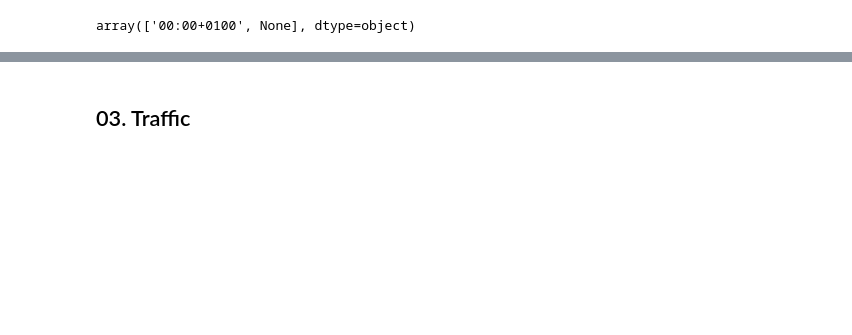
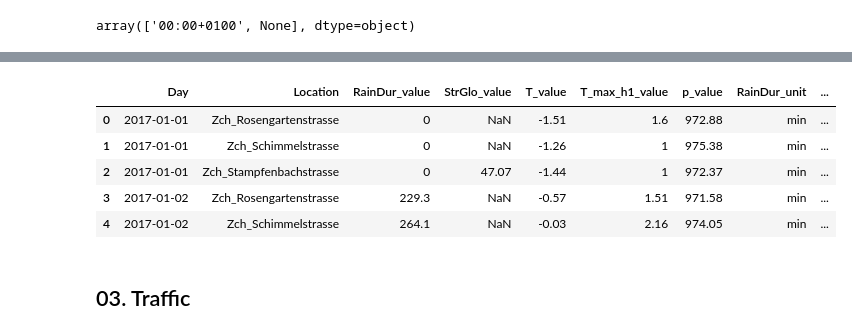
Before and after one commit to JitkaRantanen/AS2025_CO2-GroupProject, a Jupyter notebook: test_Jitka.ipynb, the cells around one changed output, grey strips where cells are left out. Saved outputs shown, nothing was run; the diff lists cells and outputs as text; code cells hidden in the pictures; blank space fills up the shorter version.

```diff
--- a/test_Jitka.ipynb
+++ b/test_Jitka.ipynb
@@ -142,0 +201,47 @@ df_meteo.to_csv("data/Processed_daily/meteo_dataset_daily.csv", index=False)
+# %%
+# Unpack the Parameter to individual columns per Day and Location
+df_meteo_parameter = (
+    df_meteo.pivot_table(
+        index=["Day", "Location"],
+        columns="Meteo_parameter",
+        values="Meteo_value",
+        aggfunc="first"
+    )
+    .rename_axis(columns=None)
+    .add_suffix("_value")
+    .reset_index()
+)
+
+# Unpack the Units to individual columns per Day and Location
+df_meteo_units = (
+    df_meteo.pivot_table(
+        index=["Day", "Location"],
+        columns="Meteo_parameter",
+        values="Meteo_unit",
+        aggfunc="first"
+    )
+    .rename_axis(columns=None)
+    .add_suffix("_unit")
+    .reset_index()
+)
+
+# Fill NaN values in units
+for column in df_meteo_units.columns:
+    if column not in ["Day", "Location"]:
+        found_value = df_meteo_units[column].dropna().iloc[0]
+        df_meteo_units[column] = df_meteo_units[column].fillna(found_value)
+
+# Merge the dataframes with values and units to one
+df_meteo = df_meteo_parameter.merge(df_meteo_units, on=["Day", "Location"], how="outer")
+
+# Drop the columns Parameter_value and Parameter_unit
+df_meteo = df_meteo.drop(columns=["Parameter_value", "Parameter_unit"])
+
+df_meteo.head()
+# %% [output]
+|  | Day | Location | RainDur_value | StrGlo_value | T_value | T_max_h1_value | p_value | RainDur_unit | ... |
+| 0 | 2017-01-01 | Zch_Rosengartenstrasse | 0 | NaN | -1.51 | 1.6 | 972.88 | min | ... |
+| 1 | 2017-01-01 | Zch_Schimmelstrasse | 0 | NaN | -1.26 | 1 | 975.38 | min | ... |
+| 2 | 2017-01-01 | Zch_Stampfenbachstrasse | 0 | 47.07 | -1.44 | 1 | 972.37 | min | ... |
+| 3 | 2017-01-02 | Zch_Rosengartenstrasse | 229.3 | NaN | -0.57 | 1.51 | 971.58 | min | ... |
+| 4 | 2017-01-02 | Zch_Schimmelstrasse | 264.1 | NaN | -0.03 | 2.16 | 974.05 | min | ... |
```
Also changed, not shown: parts of 11 cells of this notebook, 3 other files.
